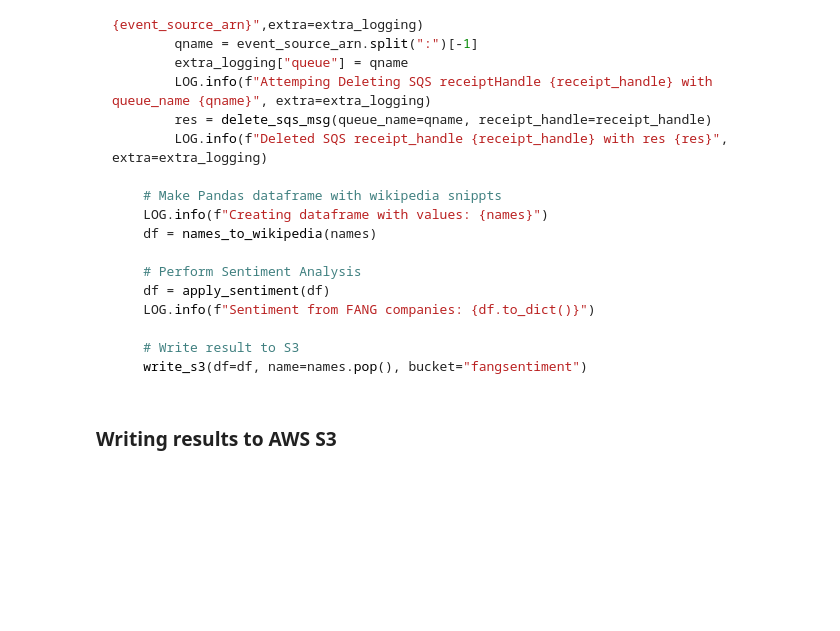
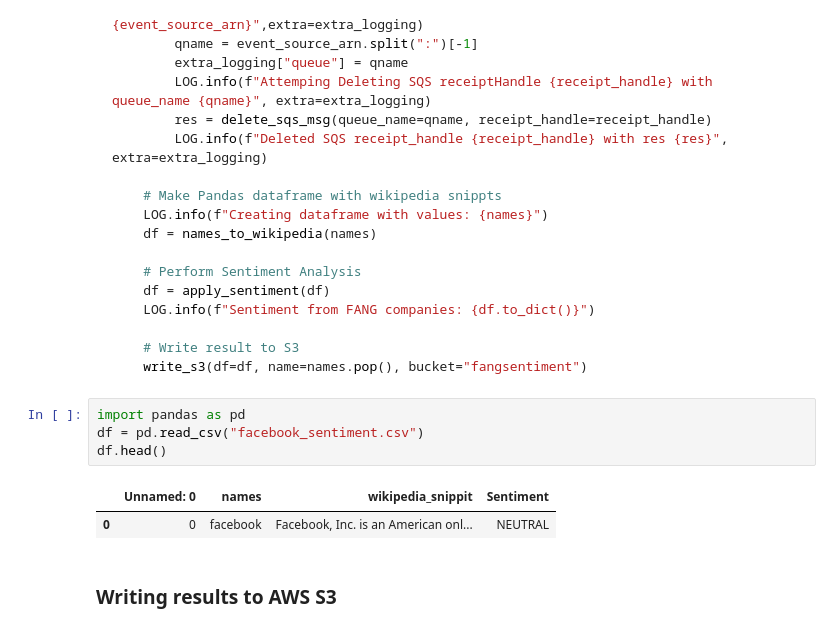
Before and after one commit to noahgift/awslambda, a Jupyter notebook: beginners_guide_aws_lambda.ipynb, the cells around one changed output. Cells and saved outputs as stored; diff of their text form; blank space fills up the shorter version.

````diff
--- a/beginners_guide_aws_lambda.ipynb
+++ b/beginners_guide_aws_lambda.ipynb
@@ -478,6 +478,13 @@ def lambda_handler(event, context):
     # Write result to S3
     write_s3(df=df, name=names.pop(), bucket="fangsentiment")
 ```
+# %%
+import pandas as pd
+df = pd.read_csv("facebook_sentiment.csv")
+df.head()
+# %% [output]
+|  | Unnamed: 0 | names | wikipedia_snippit | Sentiment |
+| 0 | 0 | facebook | Facebook, Inc. is an American onl... | NEUTRAL |
 # %% [markdown]
 ### Writing results to AWS S3
 # %% [markdown]
````
Also changed, not shown: parts of 2 cells of this notebook.
